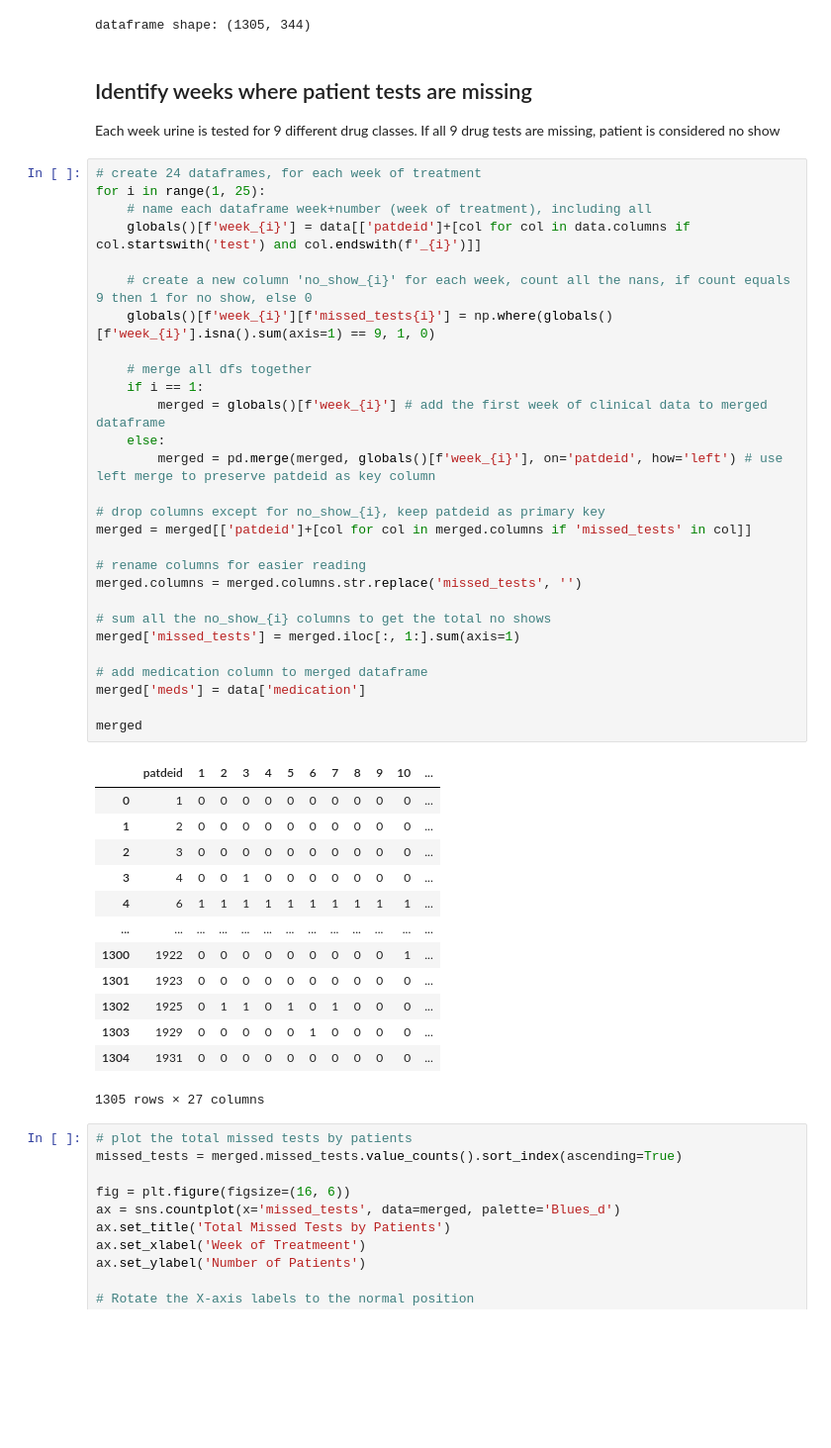
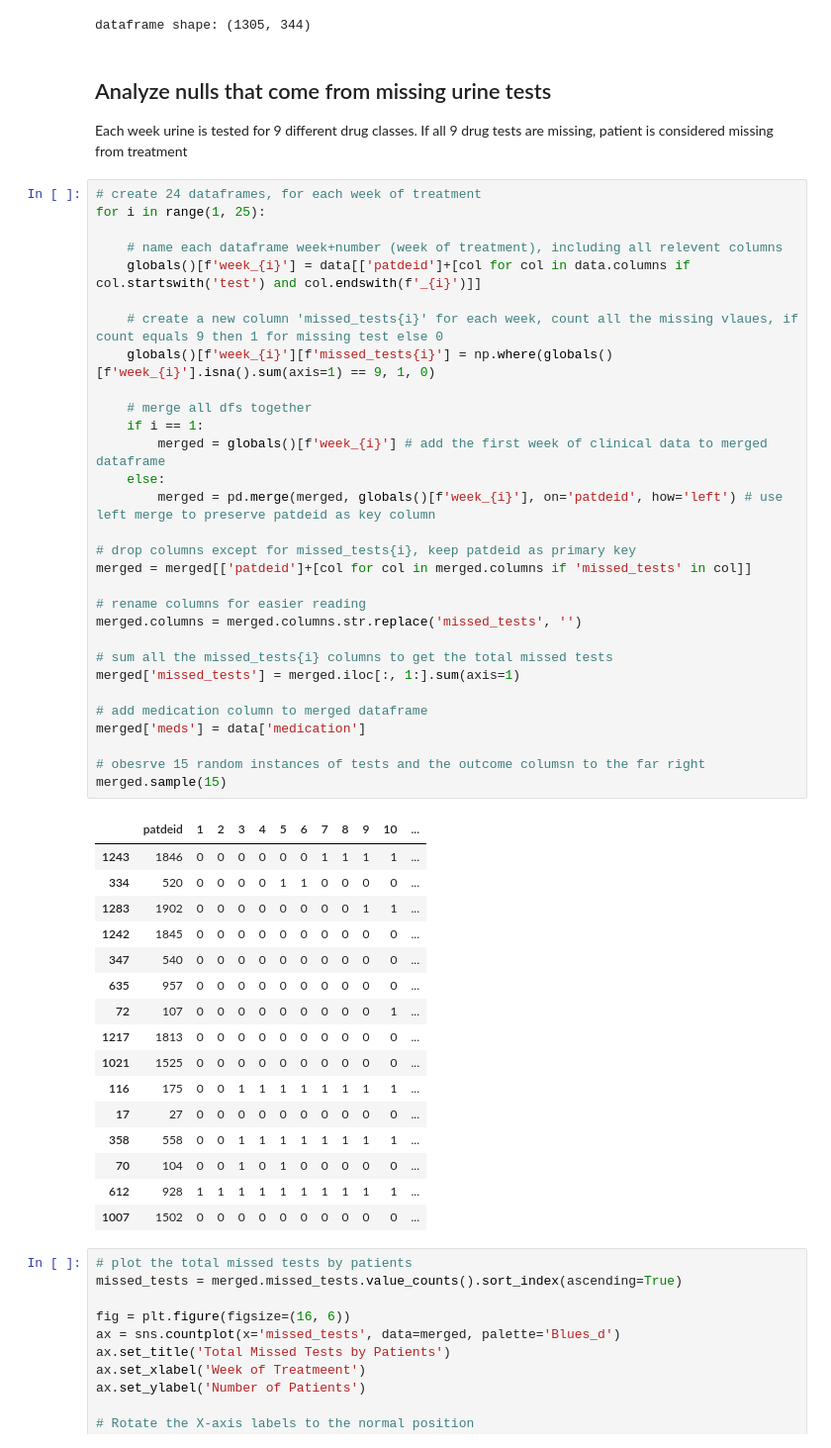
Before and after one commit to DanHerman212/oud_treatment_outcome, a Jupyter notebook: notebooks/2_exploratory_analysis.ipynb, the cells around one changed output. Shown at 99% size. Drawn from its saved outputs; the diff is of its cells as text; blank space fills up the shorter version.

```diff
--- a/notebooks/2_exploratory_analysis.ipynb
+++ b/notebooks/2_exploratory_analysis.ipynb
@@ -15,50 +15,55 @@ print(f'dataframe shape: {data.shape}')
 # %% [output]
 dataframe shape: (1305, 344)
 # %% [markdown]
-## Identify weeks where patient tests are missing
-Each week urine is tested for 9 different drug classes.  If all 9 drug tests are missing, patient is considered no show
+## Analyze nulls that come from missing urine tests
+Each week urine is tested for 9 different drug classes.  If all 9 drug tests are missing, patient is considered missing from treatment
 # %%
 # create 24 dataframes, for each week of treatment
 for i in range(1, 25):
-    # name each dataframe week+number (week of treatment), including all
+
+    # name each dataframe week+number (week of treatment), including all relevent columns
     globals()[f'week_{i}'] = data[['patdeid']+[col for col in data.columns if col.startswith('test') and col.endswith(f'_{i}')]]
 
-    # create a new column 'no_show_{i}' for each week, count all the nans, if count equals 9 then 1 for no show, else 0
+    # create a new column 'missed_tests{i}' for each week, count all the missing vlaues, if count equals 9 then 1 for missing test else 0
     globals()[f'week_{i}'][f'missed_tests{i}'] = np.where(globals()[f'week_{i}'].isna().sum(axis=1) == 9, 1, 0)
 
     # merge all dfs together
     if i == 1:
         merged = globals()[f'week_{i}'] # add the first week of clinical data to merged dataframe
     else:
         merged = pd.merge(merged, globals()[f'week_{i}'], on='patdeid', how='left') # use left merge to preserve patdeid as key column
 
-# drop columns except for no_show_{i}, keep patdeid as primary key
+# drop columns except for missed_tests{i}, keep patdeid as primary key
 merged = merged[['patdeid']+[col for col in merged.columns if 'missed_tests' in col]]
 
 # rename columns for easier reading
 merged.columns = merged.columns.str.replace('missed_tests', '')
 
-# sum all the no_show_{i} columns to get the total no shows
+# sum all the missed_tests{i} columns to get the total missed tests
 merged['missed_tests'] = merged.iloc[:, 1:].sum(axis=1)
 
 # add medication column to merged dataframe
 merged['meds'] = data['medication']
 
-merged
+# obesrve 15 random instances of tests and the outcome columsn to the far right
+merged.sample(15)
 # %% [output]
 |  | patdeid | 1 | 2 | 3 | 4 | 5 | 6 | 7 | 8 | 9 | 10 | ... |
-| 0 | 1 | 0 | 0 | 0 | 0 | 0 | 0 | 0 | 0 | 0 | 0 | ... |
-| 1 | 2 | 0 | 0 | 0 | 0 | 0 | 0 | 0 | 0 | 0 | 0 | ... |
-| 2 | 3 | 0 | 0 | 0 | 0 | 0 | 0 | 0 | 0 | 0 | 0 | ... |
-| 3 | 4 | 0 | 0 | 1 | 0 | 0 | 0 | 0 | 0 | 0 | 0 | ... |
-| 4 | 6 | 1 | 1 | 1 | 1 | 1 | 1 | 1 | 1 | 1 | 1 | ... |
-| ... | ... | ... | ... | ... | ... | ... | ... | ... | ... | ... | ... | ... |
-| 1300 | 1922 | 0 | 0 | 0 | 0 | 0 | 0 | 0 | 0 | 0 | 1 | ... |
-| 1301 | 1923 | 0 | 0 | 0 | 0 | 0 | 0 | 0 | 0 | 0 | 0 | ... |
-| 1302 | 1925 | 0 | 1 | 1 | 0 | 1 | 0 | 1 | 0 | 0 | 0 | ... |
-| 1303 | 1929 | 0 | 0 | 0 | 0 | 0 | 1 | 0 | 0 | 0 | 0 | ... |
-| 1304 | 1931 | 0 | 0 | 0 | 0 | 0 | 0 | 0 | 0 | 0 | 0 | ... |
+| 1243 | 1846 | 0 | 0 | 0 | 0 | 0 | 0 | 1 | 1 | 1 | 1 | ... |
+| 334 | 520 | 0 | 0 | 0 | 0 | 1 | 1 | 0 | 0 | 0 | 0 | ... |
+| 1283 | 1902 | 0 | 0 | 0 | 0 | 0 | 0 | 0 | 0 | 1 | 1 | ... |
+| 1242 | 1845 | 0 | 0 | 0 | 0 | 0 | 0 | 0 | 0 | 0 | 0 | ... |
+| 347 | 540 | 0 | 0 | 0 | 0 | 0 | 0 | 0 | 0 | 0 | 0 | ... |
+| 635 | 957 | 0 | 0 | 0 | 0 | 0 | 0 | 0 | 0 | 0 | 0 | ... |
+| 72 | 107 | 0 | 0 | 0 | 0 | 0 | 0 | 0 | 0 | 0 | 1 | ... |
+| 1217 | 1813 | 0 | 0 | 0 | 0 | 0 | 0 | 0 | 0 | 0 | 0 | ... |
+| 1021 | 1525 | 0 | 0 | 0 | 0 | 0 | 0 | 0 | 0 | 0 | 0 | ... |
+| 116 | 175 | 0 | 0 | 1 | 1 | 1 | 1 | 1 | 1 | 1 | 1 | ... |
+| 17 | 27 | 0 | 0 | 0 | 0 | 0 | 0 | 0 | 0 | 0 | 0 | ... |
+| 358 | 558 | 0 | 0 | 1 | 1 | 1 | 1 | 1 | 1 | 1 | 1 | ... |
+| 70 | 104 | 0 | 0 | 1 | 0 | 1 | 0 | 0 | 0 | 0 | 0 | ... |
+| 612 | 928 | 1 | 1 | 1 | 1 | 1 | 1 | 1 | 1 | 1 | 1 | ... |
+| 1007 | 1502 | 0 | 0 | 0 | 0 | 0 | 0 | 0 | 0 | 0 | 0 | ... |
-1305 rows × 27 columns
 # %%
 # plot the total missed tests by patients
 missed_tests = merged.missed_tests.value_counts().sort_index(ascending=True)
```
Also changed, not shown: parts of 9 cells of this notebook, 6 other files.
